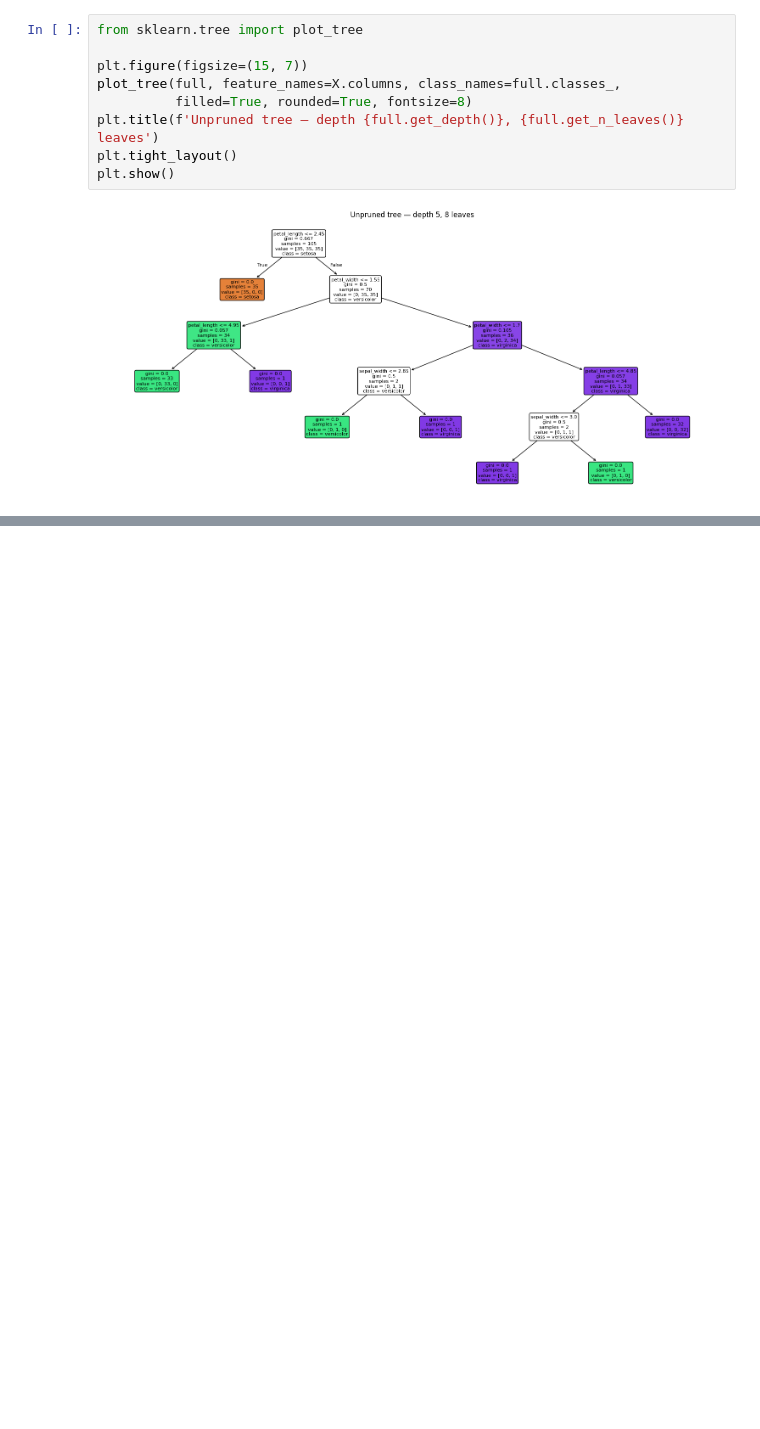
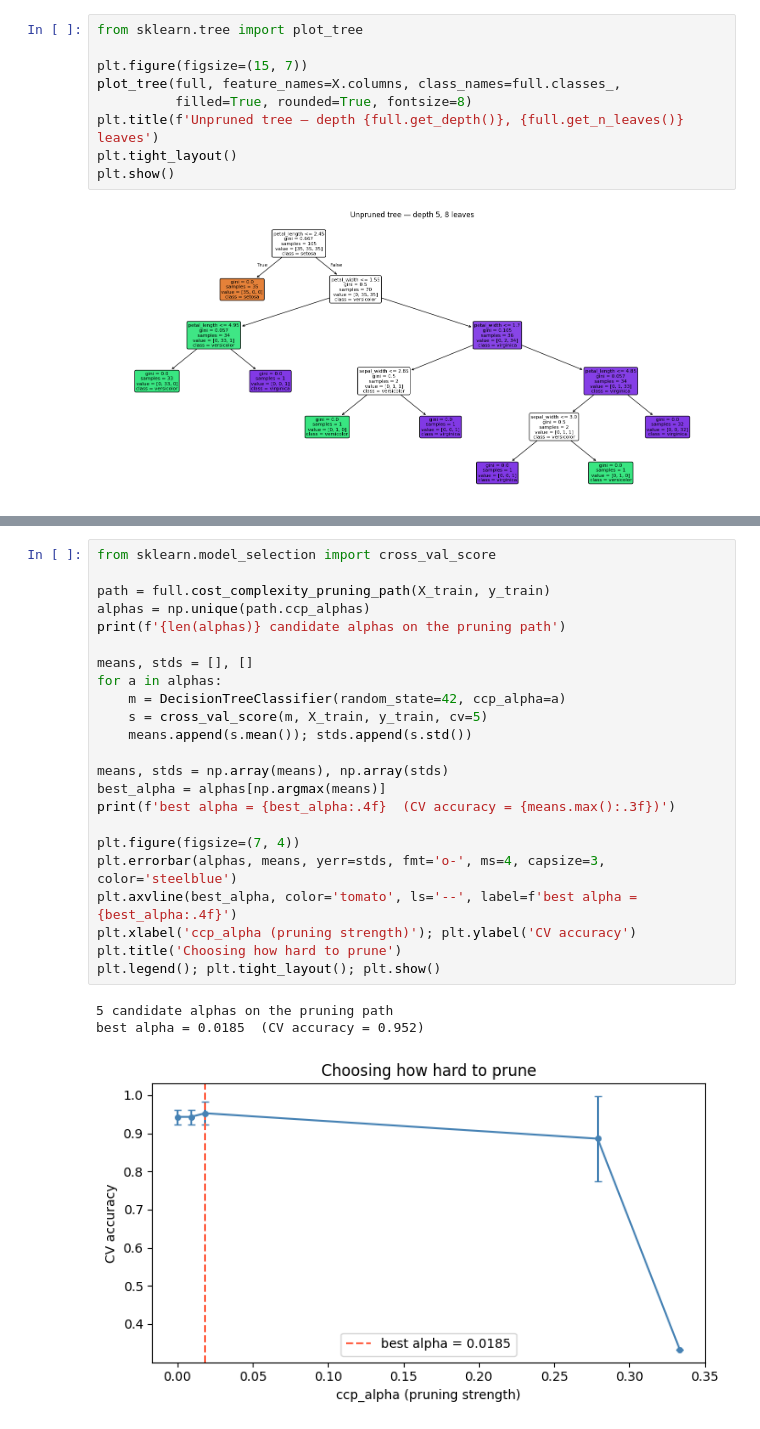
Before and after one commit to meherabmehu/ml-internship-codveda, a Jupyter notebook: level-2-intermediate/02_decision_tree_iris.ipynb, the cells around one changed output, grey strips where cells are left out. Saved outputs shown, nothing was run; the diff lists cells and outputs as text; blank space fills up the shorter version.

Commit message:
prune the tree with cost complexity pruning

```diff
--- a/level-2-intermediate/02_decision_tree_iris.ipynb
+++ b/level-2-intermediate/02_decision_tree_iris.ipynb
@@ -92,0 +100,27 @@ plt.show()
+# %%
+from sklearn.model_selection import cross_val_score
+
+path = full.cost_complexity_pruning_path(X_train, y_train)
+alphas = np.unique(path.ccp_alphas)
+print(f'{len(alphas)} candidate alphas on the pruning path')
+
+means, stds = [], []
+for a in alphas:
+    m = DecisionTreeClassifier(random_state=42, ccp_alpha=a)
+    s = cross_val_score(m, X_train, y_train, cv=5)
+    means.append(s.mean()); stds.append(s.std())
+
+means, stds = np.array(means), np.array(stds)
+best_alpha = alphas[np.argmax(means)]
+print(f'best alpha = {best_alpha:.4f}  (CV accuracy = {means.max():.3f})')
+
+plt.figure(figsize=(7, 4))
+plt.errorbar(alphas, means, yerr=stds, fmt='o-', ms=4, capsize=3, color='steelblue')
+plt.axvline(best_alpha, color='tomato', ls='--', label=f'best alpha = {best_alpha:.4f}')
+plt.xlabel('ccp_alpha (pruning strength)'); plt.ylabel('CV accuracy')
+plt.title('Choosing how hard to prune')
+plt.legend(); plt.tight_layout(); plt.show()
+# %% [output]
+5 candidate alphas on the pruning path
+best alpha = 0.0185  (CV accuracy = 0.952)
+[figure, added]
```
Also changed, not shown: parts of 4 cells of this notebook.
